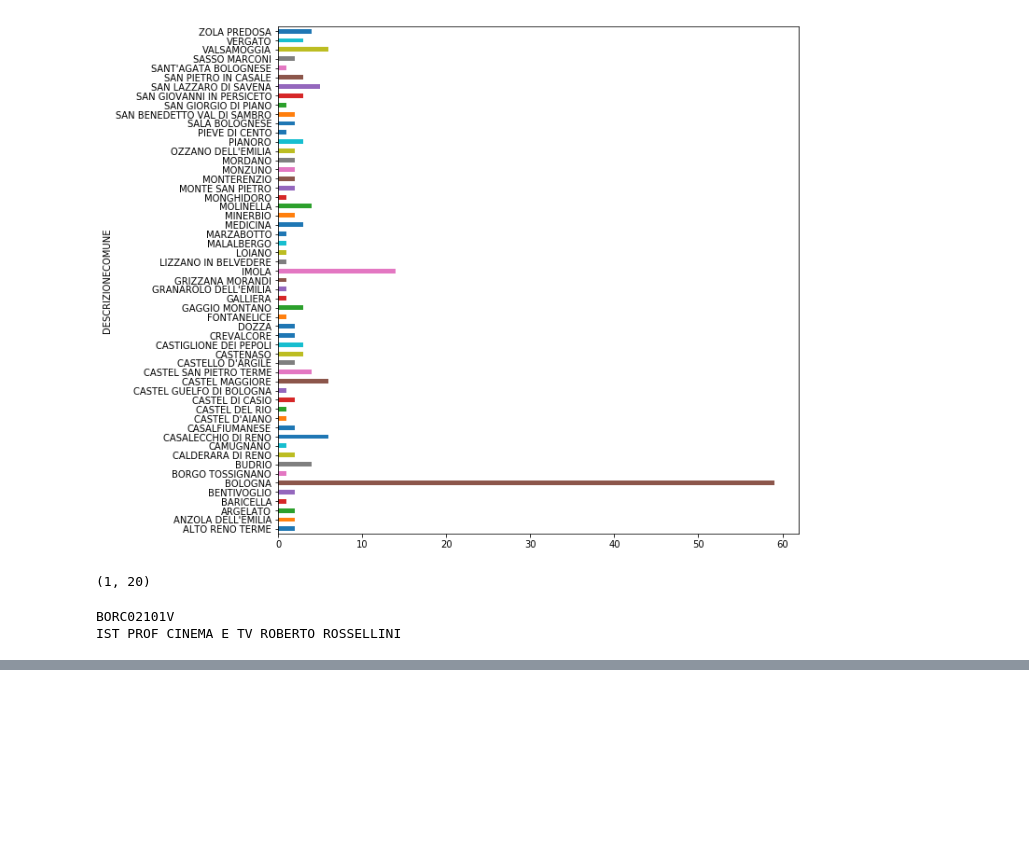
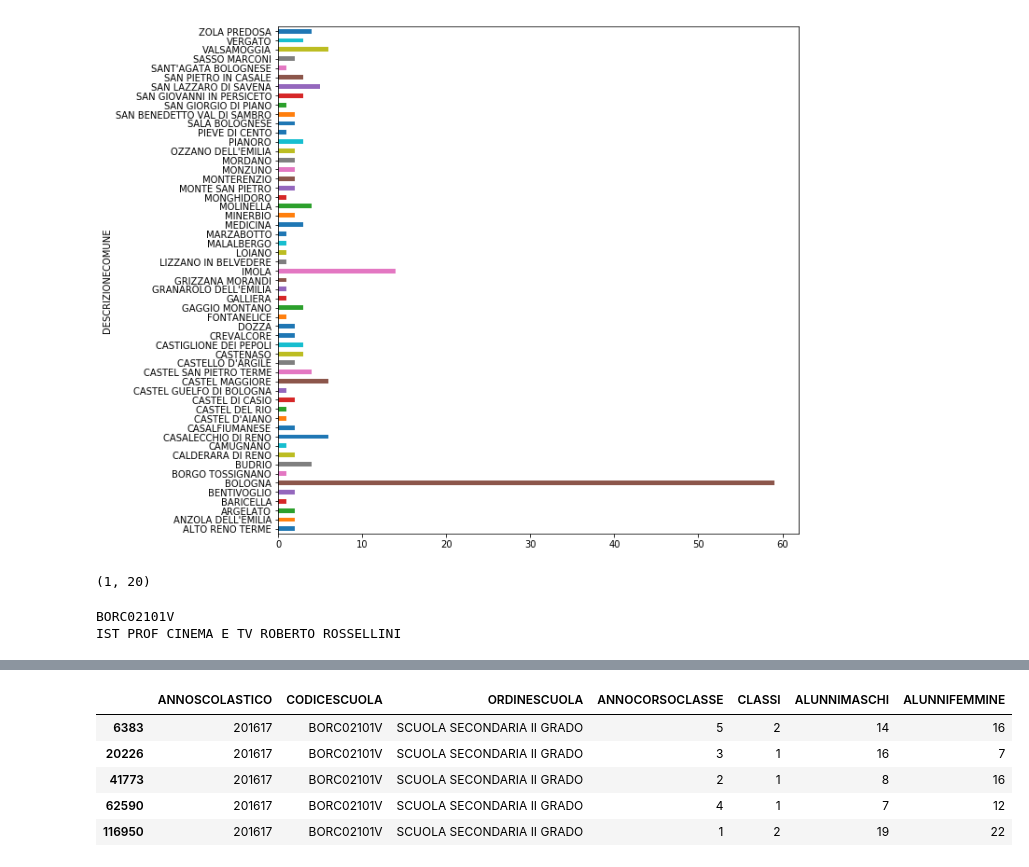
Before and after one commit to napo/opendatamiur, a Jupyter notebook: MIUR_OpenData.ipynb, the cells around one changed output, grey strips where cells are left out. Cells and saved outputs as stored; diff of their text form; code cells hidden in the pictures; blank space fills up the shorter version.

```diff
--- a/MIUR_OpenData.ipynb
+++ b/MIUR_OpenData.ipynb
@@ -605,0 +649,9 @@ https://hub.mybinder.org/user/bokeh-bokeh-notebooks-aafc6c30/notebooks/tutorial/
+# %%
+anagrafica_genere_rossini
+# %% [output]
+|  | ANNOSCOLASTICO | CODICESCUOLA | ORDINESCUOLA | ANNOCORSOCLASSE | CLASSI | ALUNNIMASCHI | ALUNNIFEMMINE |
+| 6383 | 201617 | BORC02101V | SCUOLA SECONDARIA II GRADO | 5 | 2 | 14 | 16 |
+| 20226 | 201617 | BORC02101V | SCUOLA SECONDARIA II GRADO | 3 | 1 | 16 | 7 |
+| 41773 | 201617 | BORC02101V | SCUOLA SECONDARIA II GRADO | 2 | 1 | 8 | 16 |
+| 62590 | 201617 | BORC02101V | SCUOLA SECONDARIA II GRADO | 4 | 1 | 7 | 12 |
+| 116950 | 201617 | BORC02101V | SCUOLA SECONDARIA II GRADO | 1 | 2 | 19 | 22 |
```
Also changed, not shown: parts of 18 cells of this notebook.
